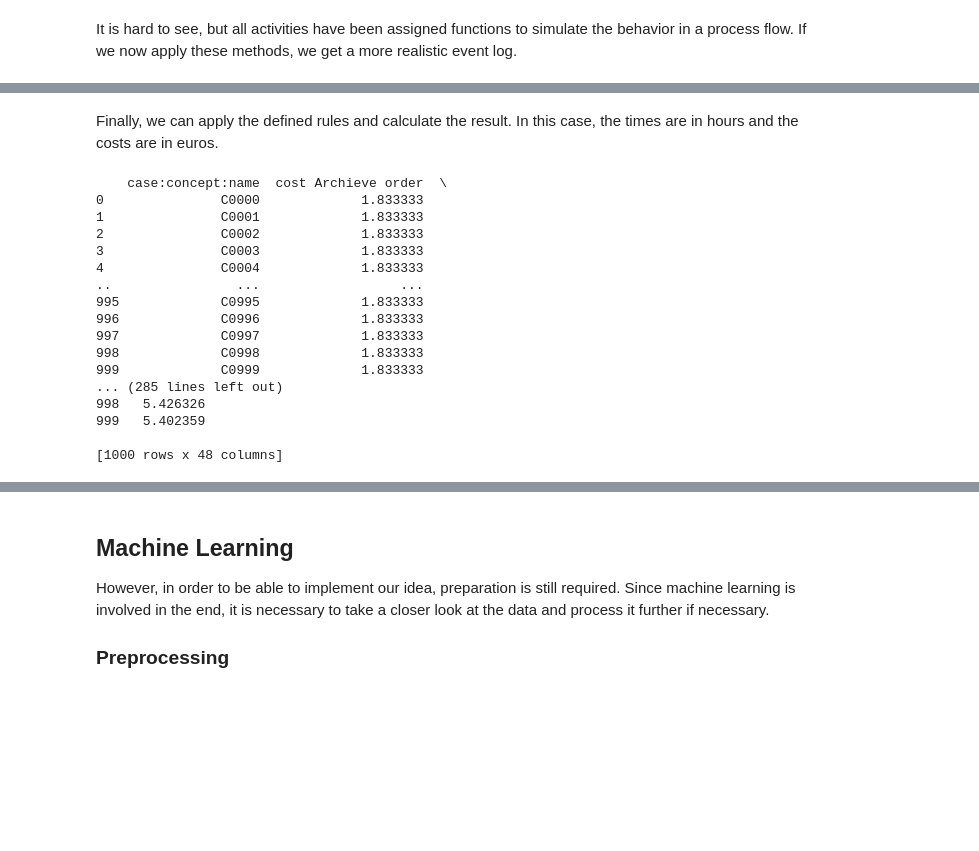
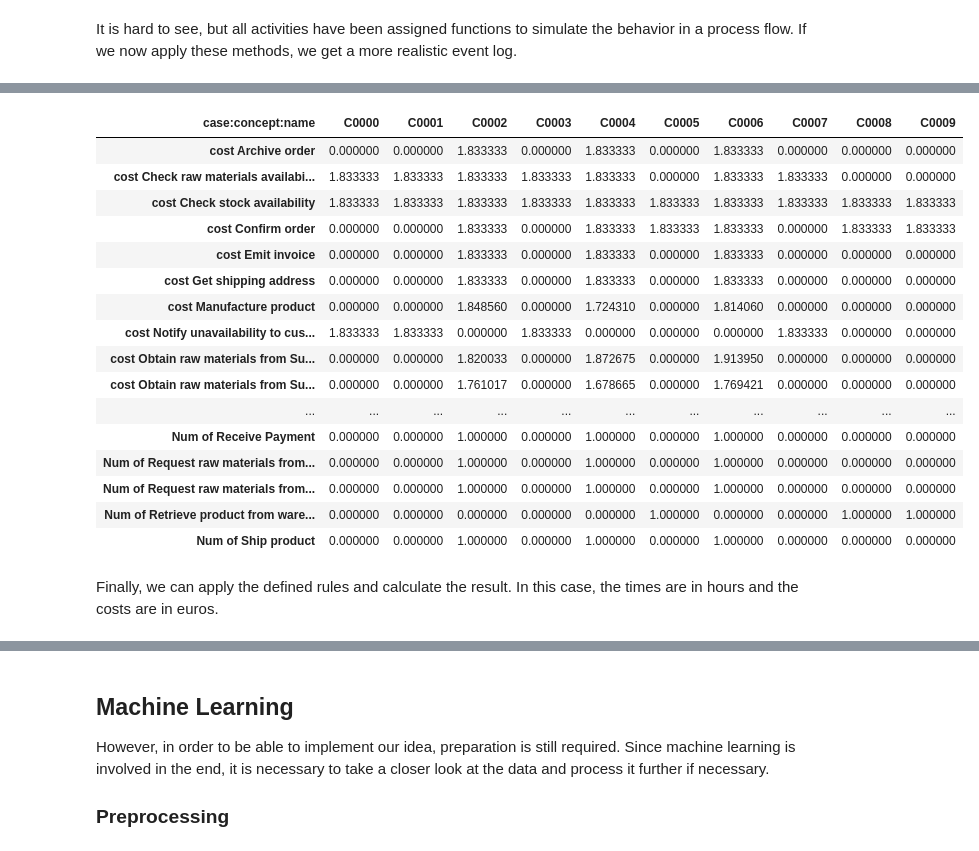
Before and after one commit to timucini/causality_project, a Jupyter notebook: causality_htw.ipynb, the cells around one changed output, grey strips where cells are left out. Saved outputs shown, nothing was run; the diff lists cells and outputs as text; code cells hidden in the pictures; blank space fills up the shorter version.

```diff
--- a/causality_htw.ipynb
+++ b/causality_htw.ipynb
@@ -222,3 +215,23 @@ C0999                                                 1.0                  0.0
+# %%
+changed_case_table[:10].transpose().style
+# %% [output]
+| case:concept:name | C0000 | C0001 | C0002 | C0003 | C0004 | C0005 | C0006 | C0007 | C0008 | C0009 |
+| cost Archive order | 0.000000 | 0.000000 | 1.833333 | 0.000000 | 1.833333 | 0.000000 | 1.833333 | 0.000000 | 0.000000 | 0.000000 |
+| cost Check raw materials availabi... | 1.833333 | 1.833333 | 1.833333 | 1.833333 | 1.833333 | 0.000000 | 1.833333 | 1.833333 | 0.000000 | 0.000000 |
+| cost Check stock availability | 1.833333 | 1.833333 | 1.833333 | 1.833333 | 1.833333 | 1.833333 | 1.833333 | 1.833333 | 1.833333 | 1.833333 |
+| cost Confirm order | 0.000000 | 0.000000 | 1.833333 | 0.000000 | 1.833333 | 1.833333 | 1.833333 | 0.000000 | 1.833333 | 1.833333 |
+| cost Emit invoice | 0.000000 | 0.000000 | 1.833333 | 0.000000 | 1.833333 | 0.000000 | 1.833333 | 0.000000 | 0.000000 | 0.000000 |
+| cost Get shipping address | 0.000000 | 0.000000 | 1.833333 | 0.000000 | 1.833333 | 0.000000 | 1.833333 | 0.000000 | 0.000000 | 0.000000 |
+| cost Manufacture product | 0.000000 | 0.000000 | 1.848560 | 0.000000 | 1.724310 | 0.000000 | 1.814060 | 0.000000 | 0.000000 | 0.000000 |
+| cost Notify unavailability to cus... | 1.833333 | 1.833333 | 0.000000 | 1.833333 | 0.000000 | 0.000000 | 0.000000 | 1.833333 | 0.000000 | 0.000000 |
+| cost Obtain raw materials from Su... | 0.000000 | 0.000000 | 1.820033 | 0.000000 | 1.872675 | 0.000000 | 1.913950 | 0.000000 | 0.000000 | 0.000000 |
+| cost Obtain raw materials from Su... | 0.000000 | 0.000000 | 1.761017 | 0.000000 | 1.678665 | 0.000000 | 1.769421 | 0.000000 | 0.000000 | 0.000000 |
+| ... | ... | ... | ... | ... | ... | ... | ... | ... | ... | ... |
+| Num of Receive Payment | 0.000000 | 0.000000 | 1.000000 | 0.000000 | 1.000000 | 0.000000 | 1.000000 | 0.000000 | 0.000000 | 0.000000 |
+| Num of Request raw materials from... | 0.000000 | 0.000000 | 1.000000 | 0.000000 | 1.000000 | 0.000000 | 1.000000 | 0.000000 | 0.000000 | 0.000000 |
+| Num of Request raw materials from... | 0.000000 | 0.000000 | 1.000000 | 0.000000 | 1.000000 | 0.000000 | 1.000000 | 0.000000 | 0.000000 | 0.000000 |
+| Num of Retrieve product from ware... | 0.000000 | 0.000000 | 0.000000 | 0.000000 | 0.000000 | 1.000000 | 0.000000 | 0.000000 | 1.000000 | 1.000000 |
+| Num of Ship product | 0.000000 | 0.000000 | 1.000000 | 0.000000 | 1.000000 | 0.000000 | 1.000000 | 0.000000 | 0.000000 | 0.000000 |
 # %% [markdown]
 Finally, we can apply the defined rules and calculate the result. In this case, the times are in hours and the costs are in euros.
 # %%
@@ -229,27 +242,3 @@ changed_ruleset = {'time':changed_basic_ruleset,'cost':None}
 
 unchanged_case_table = calculate_outcome(unchanged_case_table, unchanged_ruleset)
 changed_case_table = calculate_outcome(changed_case_table, changed_ruleset)
-
-print(unchanged_case_table)
-print(changed_case_table)
-
-unchanged_case_table.to_csv(CASE_TABLE_DIR_PATH/'unchanged.csv', index=False)
-changed_case_table.to_csv(CASE_TABLE_DIR_PATH/'changed.csv', index=False)
-# %% [output]
-    case:concept:name  cost Archieve order  \
-0               C0000             1.833333
-1               C0001             1.833333
-2               C0002             1.833333
-3               C0003             1.833333
-4               C0004             1.833333
-..                ...                  ...
-995             C0995             1.833333
-996             C0996             1.833333
-997             C0997             1.833333
-998             C0998             1.833333
-999             C0999             1.833333
-... (285 lines left out)
-998   5.426326
-999   5.402359
-
-[1000 rows x 48 columns]
```
Also changed, not shown: parts of 39 cells of this notebook, 17 other files.
